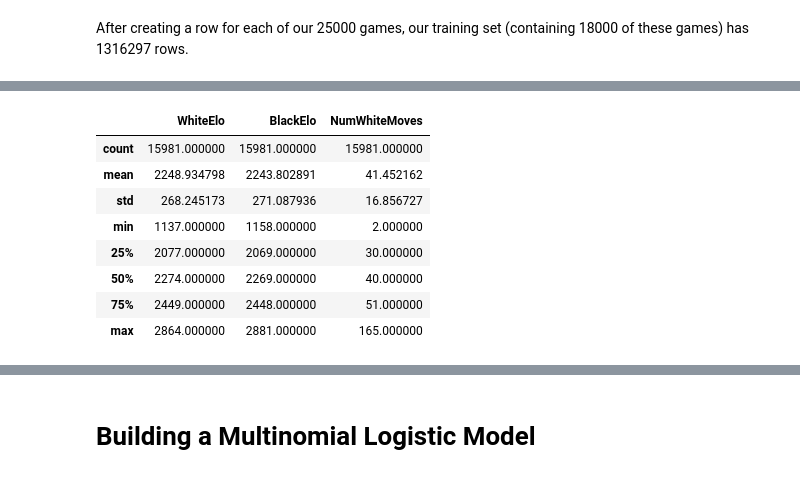
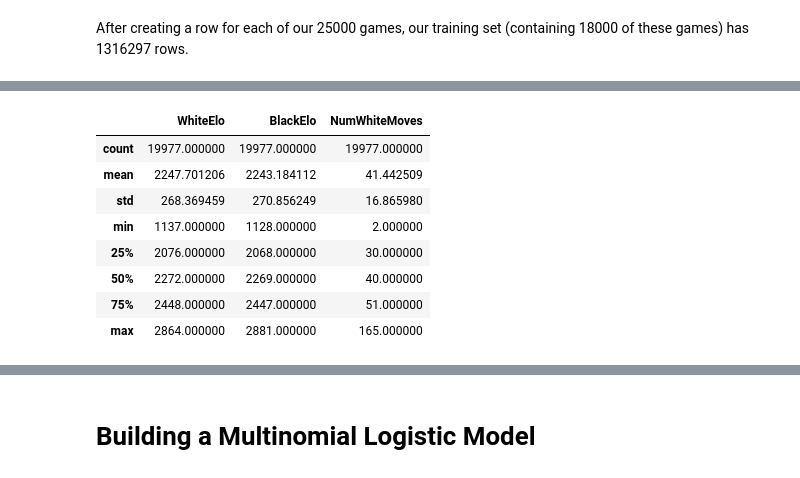
Before and after one commit to piercingecho/chess-win-probability-modeling, a Jupyter notebook: any_move_winprob.ipynb, the cells around one changed output, grey strips where cells are left out. Saved outputs shown, nothing was run; the diff lists cells and outputs as text; code cells hidden in the pictures.

```diff
--- a/any_move_winprob.ipynb
+++ b/any_move_winprob.ipynb
@@ -141,9 +142,9 @@ df['numMovesBin'].value_counts()
 Name: numMovesBin, dtype: int64
 # %%
 # stratify the data only based on whether white wins
-x_train, x_test, y_train, y_test = train_test_split(df, df['WhiteWins'], test_size=0.2, random_state=45, stratify=df[['WhiteWins', 'numMovesBin']])
+x_train, x_temp, y_train, y_temp = train_test_split(df, df['WhiteWins'], test_size=0.2, random_state=45, stratify=df[['WhiteWins', 'numMovesBin']])
 x_train = x_train.drop('WhiteWins', axis=1)
-x_test = x_test.drop('WhiteWins', axis=1)
+x_temp = x_temp.drop('WhiteWins', axis=1)
 x_train.head()
 # %% [output]
 |  | WhiteElo | BlackElo | Moves | StockfishScores | NumWhiteMoves | StockfishDeltas | numMovesBin |
@@ -242,12 +223,12 @@ x_primtrain
 # %%
-x_primtrain.describe()
+x_train.describe()
 # %% [output]
 |  | WhiteElo | BlackElo | NumWhiteMoves |
-| count | 15981.000000 | 15981.000000 | 15981.000000 |
-| mean | 2248.934798 | 2243.802891 | 41.452162 |
-| std | 268.245173 | 271.087936 | 16.856727 |
-| min | 1137.000000 | 1158.000000 | 2.000000 |
-| 25% | 2077.000000 | 2069.000000 | 30.000000 |
-| 50% | 2274.000000 | 2269.000000 | 40.000000 |
-| 75% | 2449.000000 | 2448.000000 | 51.000000 |
+| count | 19977.000000 | 19977.000000 | 19977.000000 |
+| mean | 2247.701206 | 2243.184112 | 41.442509 |
+| std | 268.369459 | 270.856249 | 16.865980 |
+| min | 1137.000000 | 1128.000000 | 2.000000 |
+| 25% | 2076.000000 | 2068.000000 | 30.000000 |
+| 50% | 2272.000000 | 2269.000000 | 40.000000 |
+| 75% | 2448.000000 | 2447.000000 | 51.000000 |
 | max | 2864.000000 | 2881.000000 | 165.000000 |
```
Also changed, not shown: parts of 73 cells of this notebook, 2 other files.
